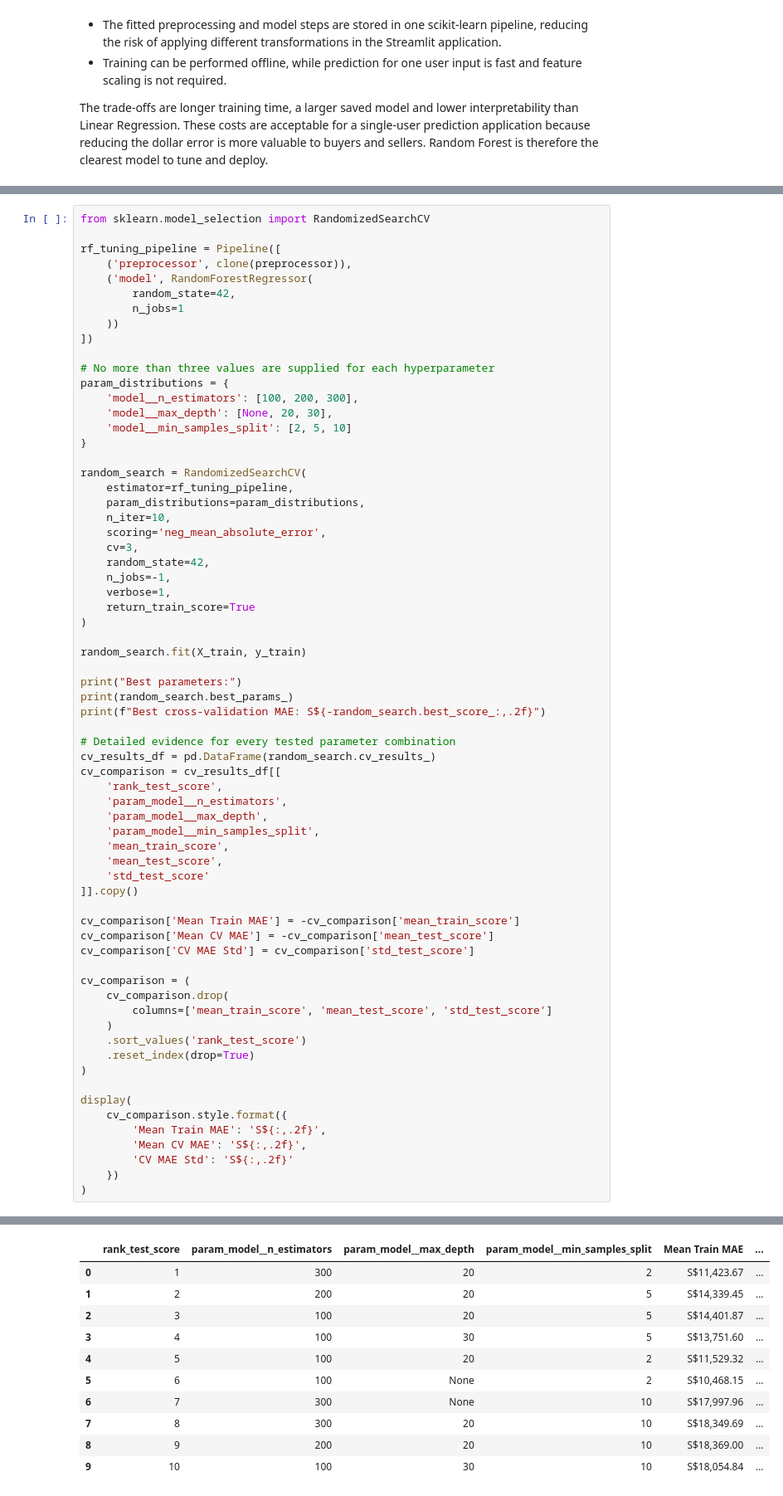
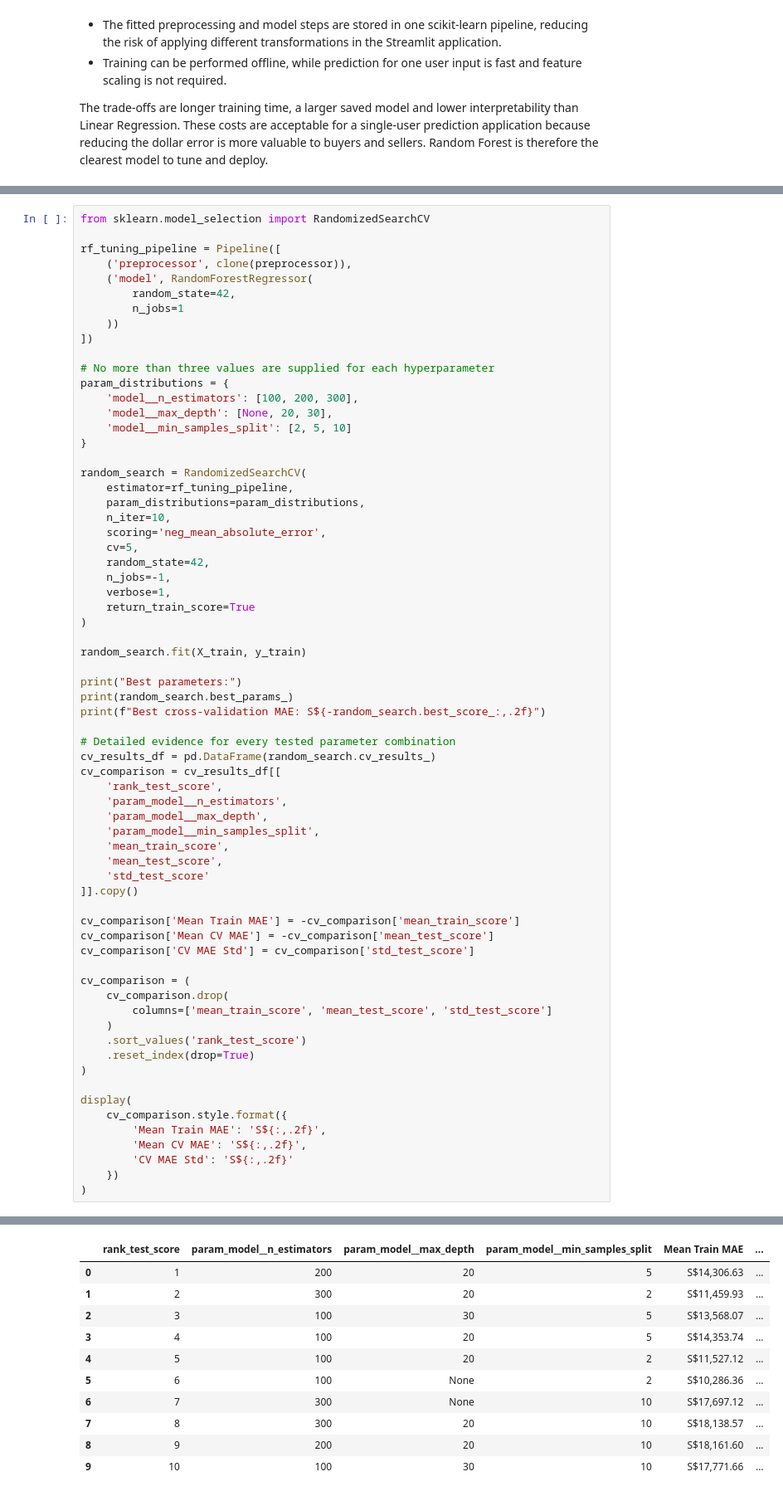
Before and after one commit to zephen1234/mldp-project, a Jupyter notebook: MLDP Program Codes Submission .ipynb, the cells around one changed output, grey strips where cells are left out. Shown at 83% size. Saved outputs shown, nothing was run; the diff lists cells and outputs as text.

```diff
--- a/MLDP Program Codes Submission .ipynb
+++ b/MLDP Program Codes Submission .ipynb
@@ -1245,7 +1245,7 @@ random_search = RandomizedSearchCV(
     param_distributions=param_distributions,
     n_iter=10,
     scoring='neg_mean_absolute_error',
-    cv=3,
+    cv=5,
     random_state=42,
     n_jobs=-1,
     verbose=1,
@@ -1297,14 +1297,14 @@ Best cross-validation MAE: S$27,442.85
 |  | rank_test_score | param_model__n_estimators | param_model__max_depth | param_model__min_samples_split | Mean Train MAE | ... |
-| 0 | 1 | 300 | 20 | 2 | S$11,423.67 | ... |
-| 1 | 2 | 200 | 20 | 5 | S$14,339.45 | ... |
-| 2 | 3 | 100 | 20 | 5 | S$14,401.87 | ... |
-| 3 | 4 | 100 | 30 | 5 | S$13,751.60 | ... |
-| 4 | 5 | 100 | 20 | 2 | S$11,529.32 | ... |
-| 5 | 6 | 100 | None | 2 | S$10,468.15 | ... |
-| 6 | 7 | 300 | None | 10 | S$17,997.96 | ... |
-| 7 | 8 | 300 | 20 | 10 | S$18,349.69 | ... |
-| 8 | 9 | 200 | 20 | 10 | S$18,369.00 | ... |
-| 9 | 10 | 100 | 30 | 10 | S$18,054.84 | ... |
+| 0 | 1 | 200 | 20 | 5 | S$14,306.63 | ... |
+| 1 | 2 | 300 | 20 | 2 | S$11,459.93 | ... |
+| 2 | 3 | 100 | 30 | 5 | S$13,568.07 | ... |
+| 3 | 4 | 100 | 20 | 5 | S$14,353.74 | ... |
+| 4 | 5 | 100 | 20 | 2 | S$11,527.12 | ... |
+| 5 | 6 | 100 | None | 2 | S$10,286.36 | ... |
+| 6 | 7 | 300 | None | 10 | S$17,697.12 | ... |
+| 7 | 8 | 300 | 20 | 10 | S$18,138.57 | ... |
+| 8 | 9 | 200 | 20 | 10 | S$18,161.60 | ... |
+| 9 | 10 | 100 | 30 | 10 | S$17,771.66 | ... |
 # %%
 # Retrieve and evaluate the best cross-validated model
 tuned_random_forest_pipeline = random_search.best_estimator_
```
Also changed, not shown: parts of 4 cells of this notebook, 1 other file.
